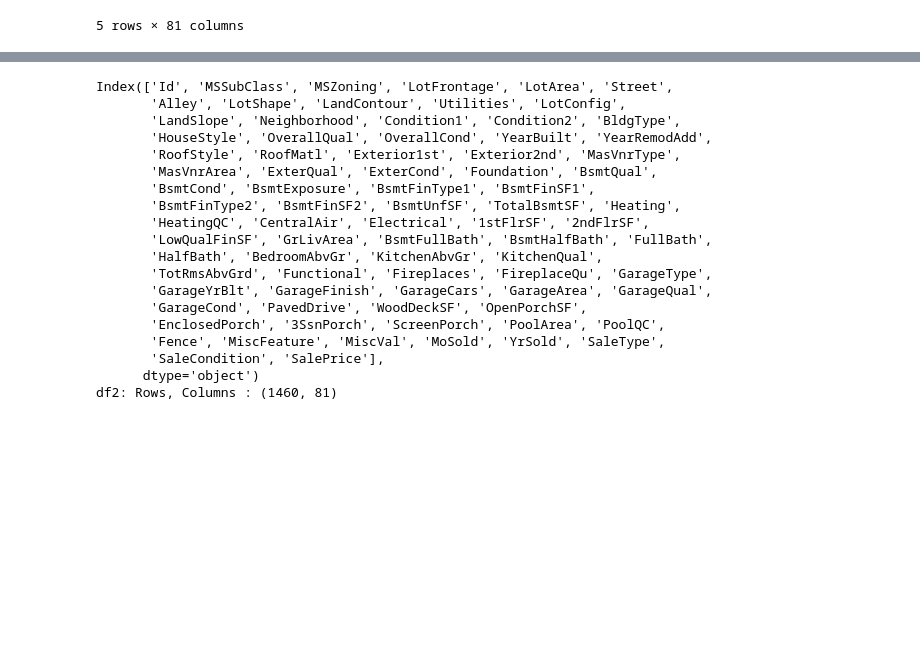
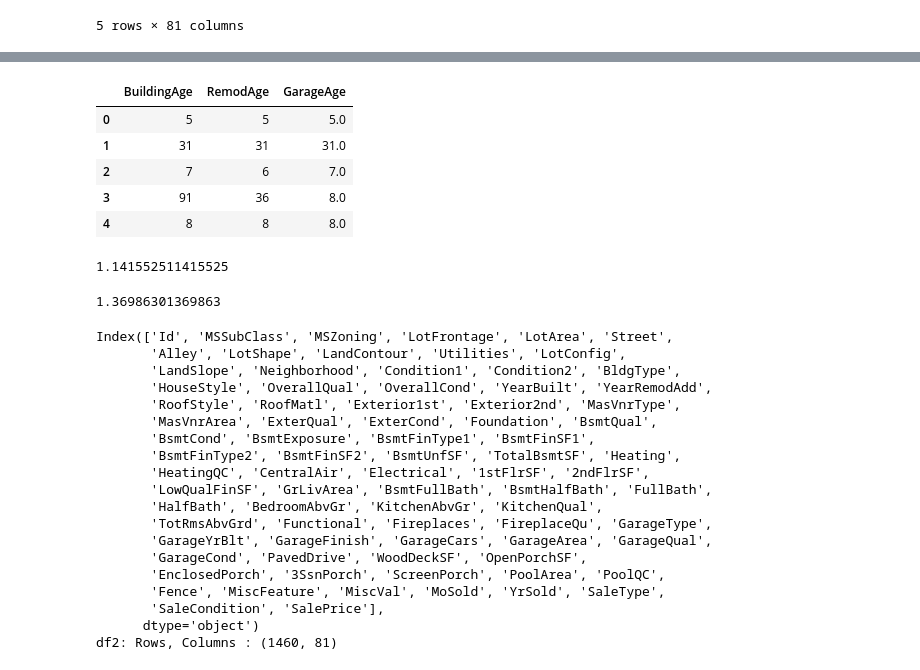
Before and after one commit to pravirpolly/House-Prices, a Jupyter notebook: data.ipynb, the cells around one changed output, grey strips where cells are left out. Drawn from its saved outputs; the diff is of its cells as text; code cells hidden in the pictures; blank space fills up the shorter version.

```diff
--- a/data.ipynb
+++ b/data.ipynb
@@ -436,0 +527,24 @@ df2.head()
+# %%
+df3 = df2[['SalePrice', 'OverallQual', 'GrLivArea', 'GarageCars', 'GarageArea',
+                'TotalBsmtSF', '1stFlrSF', 'FullBath', 'TotRmsAbvGrd', 'YearBuilt',
+                'YearRemodAdd', 'GarageYrBlt', 'Fireplaces',
+                'LotFrontage', 'WoodDeckSF', '2ndFlrSF', 'OpenPorchSF', 'KitchenAbvGr', 'YrSold']].copy()
+# %%
+df3['LotFrontage'].fillna(value=0, axis=0, inplace=True)
+df3['GarageAge'].fillna(value=(df2['YrSold'] - df2['GarageYrBlt']), axis=0, inplace=True)
+# %%
+df3['BuildingAge'] = df3['YrSold'] - df3['YearBuilt']
+df3['RemodAge'] = df3['YrSold'] - df3['YearRemodAdd']
+df3['GarageAge'] = df3['YrSold'] - df3['GarageYrBlt']
+
+Year_data = ['YearBuilt', 'YearRemodAdd', 'GarageYrBlt', 'YrSold']
+df3 = df3.drop(columns = Year_data)
+
+df3[['BuildingAge','RemodAge', 'GarageAge']].head()
+# %% [output]
+|  | BuildingAge | RemodAge | GarageAge |
+| 0 | 5 | 5 | 5.0 |
+| 1 | 31 | 31 | 31.0 |
+| 2 | 7 | 6 | 7.0 |
+| 3 | 91 | 36 | 8.0 |
+| 4 | 8 | 8 | 8.0 |
@@ -437,3 +562,20 @@ df2.head()
+# %%
+from sklearn.linear_model import LogisticRegression
+logisticreg = LogisticRegression()
+logisticreg.fit(X_train,y_train)
+y_pred_logreg = logisticreg.predict(X_test)
+from sklearn import metrics
+print(metrics.accuracy_score(y_test, y_pred_logreg)*100)
+# %% [output]
+1.141552511415525
+# %%
+from sklearn.naive_bayes import GaussianNB
+gnb = GaussianNB()
+gnb.fit(X_train,y_train)
+y_pred_gnb = gnb.predict(X_test)
+print(metrics.accuracy_score(y_test, y_pred_gnb)*100)
+# %% [output]
+1.36986301369863
 # %%
 print(df2.columns)
 print('df2: Rows, Columns :', df2.shape)
```
Also changed, not shown: parts of 20 cells of this notebook.
